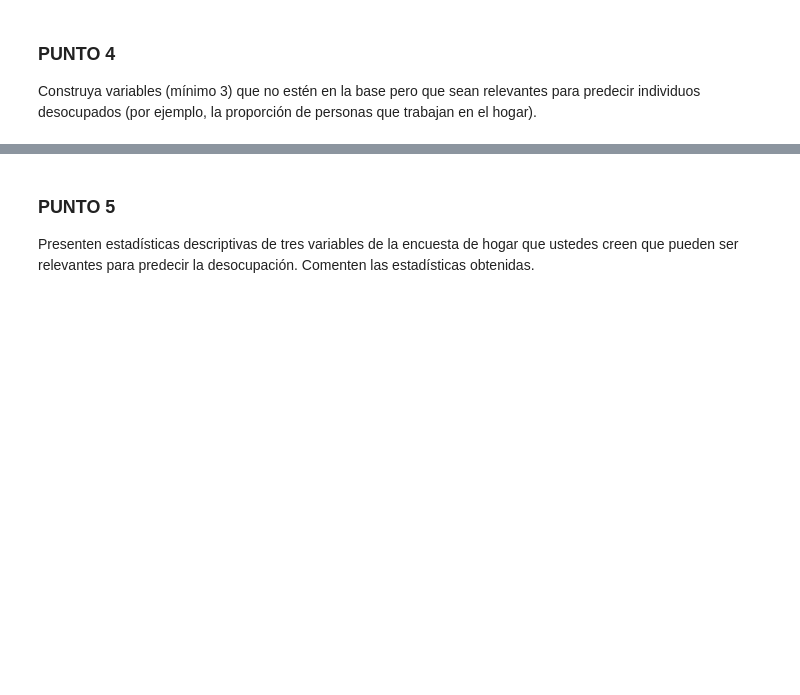
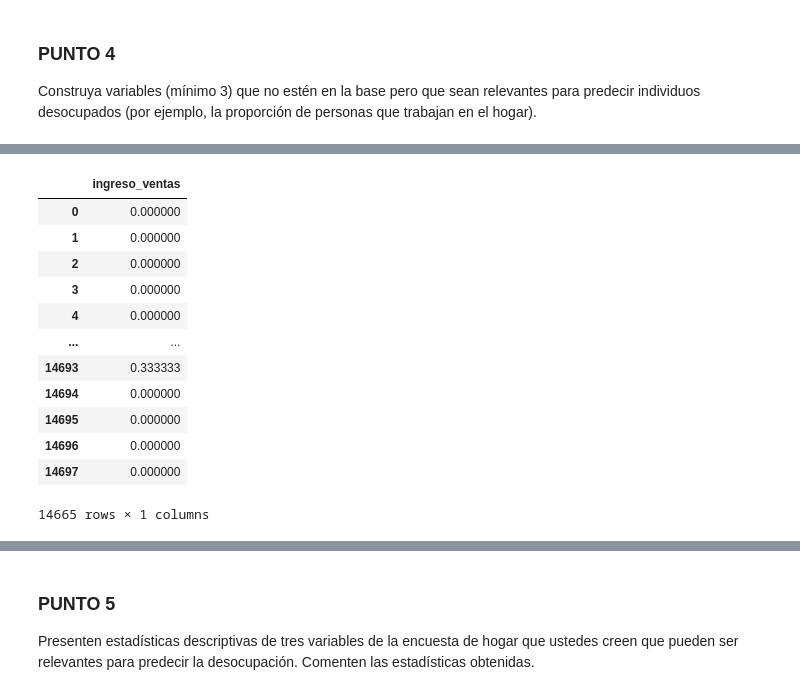
Before and after one commit to AngelaNavajas/CC408-T1-4, a Jupyter notebook: TP4/TP4.ipynb, the cells around one changed output, grey strips where cells are left out. Saved outputs shown, nothing was run; the diff lists cells and outputs as text; code cells hidden in the pictures; blank space fills up the shorter version.

```diff
--- a/TP4/TP4.ipynb
+++ b/TP4/TP4.ipynb
@@ -484,0 +509,22 @@ base_limpieza[['proporcion_trabajadores']]
+# %%
+# PROPORCION DE VENTA DE OBJETOS MATERIALES Y GASTO DE AHORROS EN EL HOGAR
+
+base_limpia_dummies["venta_pertenencias"] = base_limpia_dummies[["v13_1", "v17_1"]].sum(axis = 1)
+
+# Calcular la proporción de ayudas en el hogar
+base_limpia_dummies["ingreso_ventas"] = base_limpia_dummies['venta_pertenencias'] / base_limpia_dummies['ix_tot']
+base_limpia_dummies[['ingreso_ventas']]
+# %% [output]
+|  | ingreso_ventas |
+| 0 | 0.000000 |
+| 1 | 0.000000 |
+| 2 | 0.000000 |
+| 3 | 0.000000 |
+| 4 | 0.000000 |
+| ... | ... |
+| 14693 | 0.333333 |
+| 14694 | 0.000000 |
+| 14695 | 0.000000 |
+| 14696 | 0.000000 |
+| 14697 | 0.000000 |
+14665 rows × 1 columns
```
Also changed, not shown: parts of 26 cells of this notebook.
